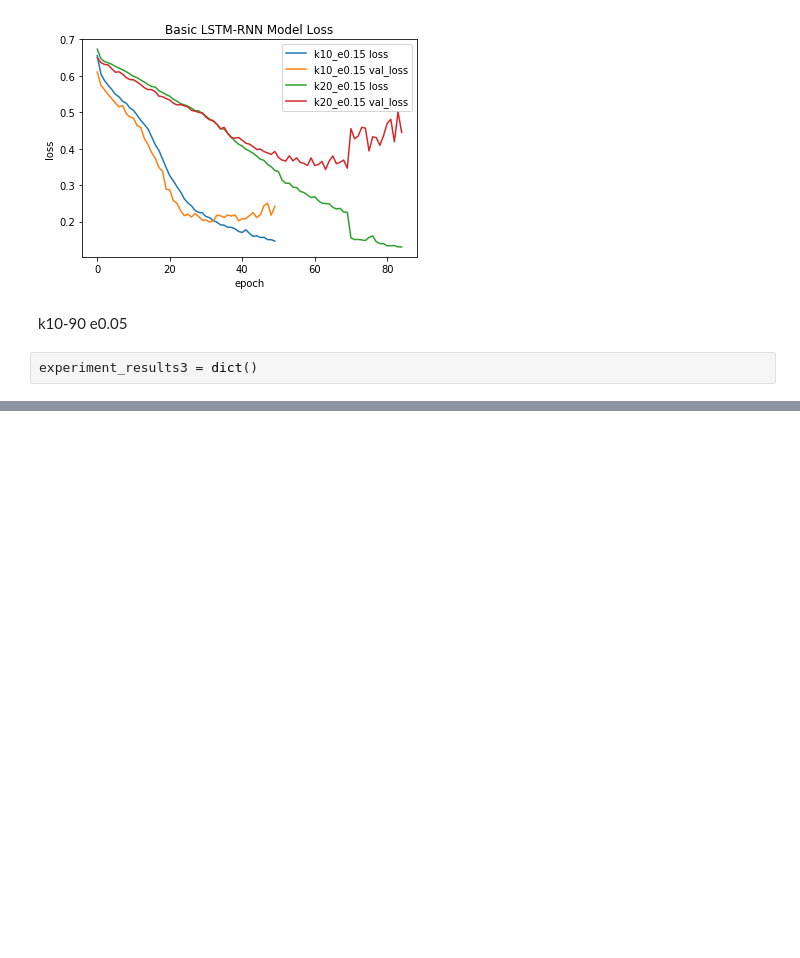
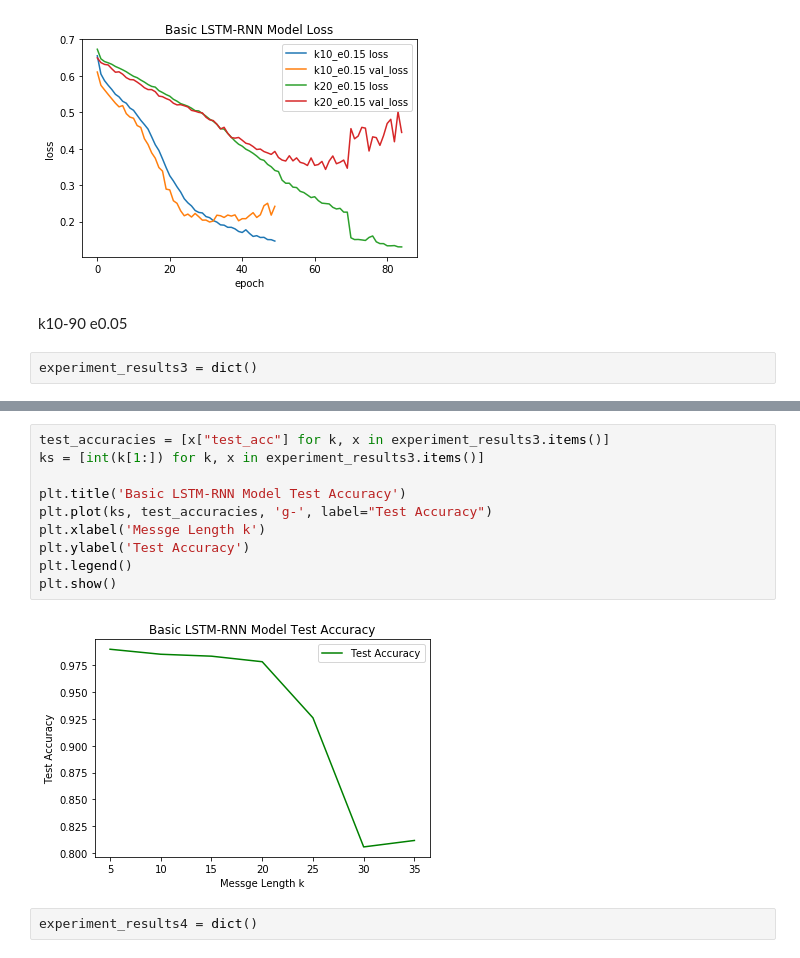
Before and after one commit to Gan-Tu/radioML, a Jupyter notebook: notebooks/ecc-v5.ipynb, the cells around one changed output, grey strips where cells are left out. Saved outputs shown, nothing was run; the diff lists cells and outputs as text; blank space fills up the shorter version.

```diff
--- a/notebooks/ecc-v5.ipynb
+++ b/notebooks/ecc-v5.ipynb
@@ -1358,0 +1373,14 @@ plt.show()
+# %%
+test_accuracies = [x["test_acc"] for k, x in experiment_results3.items()]
+ks = [int(k[1:]) for k, x in experiment_results3.items()]
+
+plt.title('Basic LSTM-RNN Model Test Accuracy')
+plt.plot(ks, test_accuracies, 'g-', label="Test Accuracy")
+plt.xlabel('Messge Length k')
+plt.ylabel('Test Accuracy')
+plt.legend()
+plt.show()
+# %% [output]
+[figure, added]
+# %%
+experiment_results4 = dict()
```
Also changed, not shown: parts of 7 cells of this notebook.
